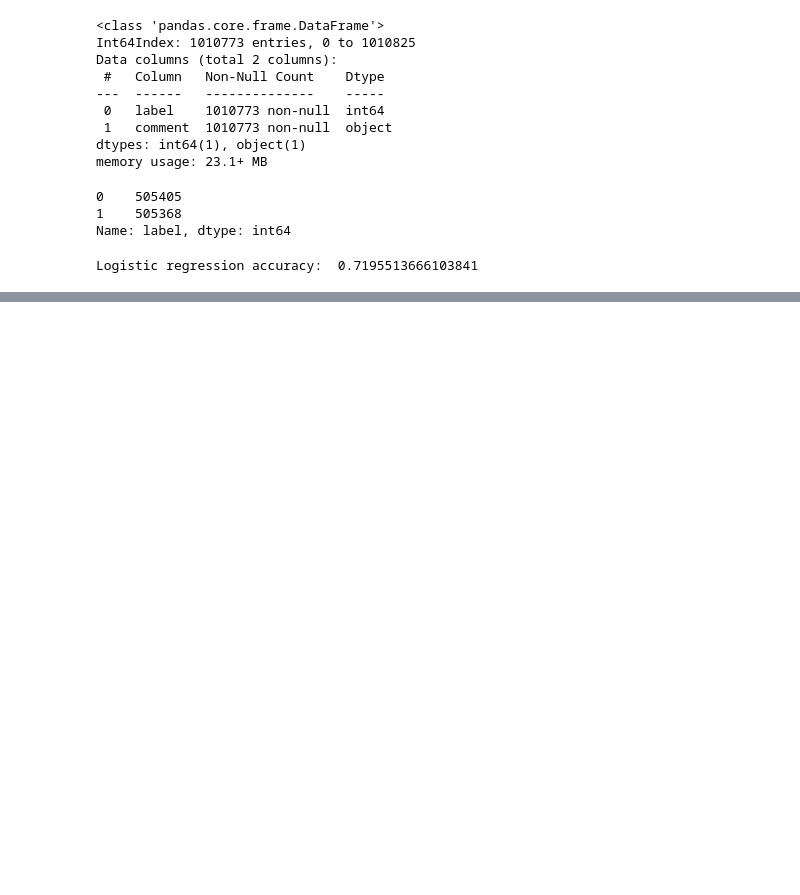
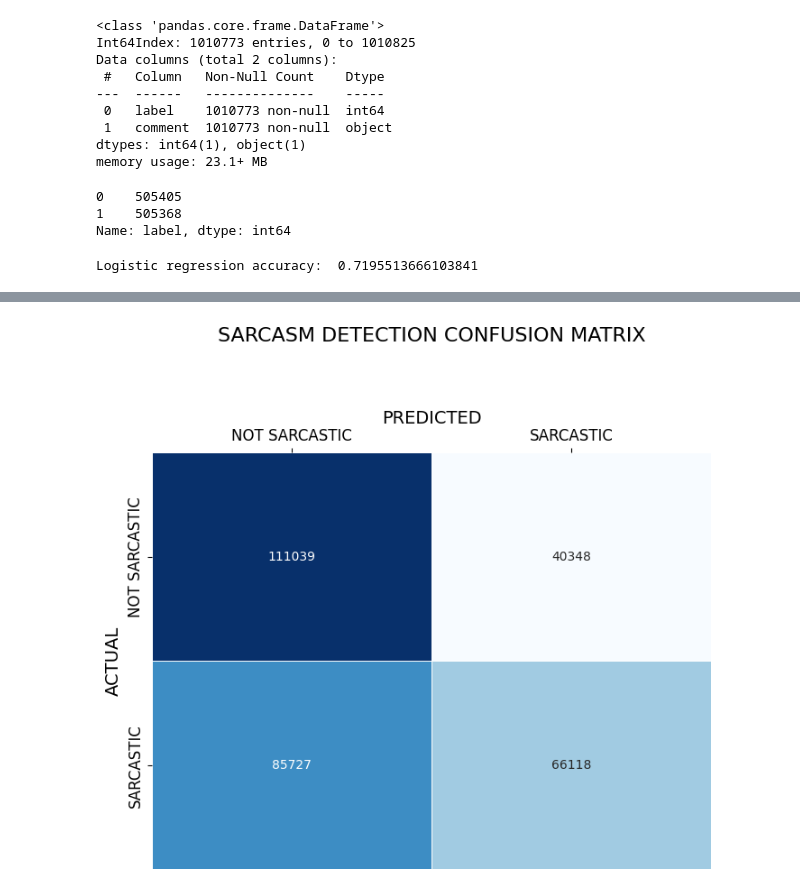
Before and after one commit to faizi-ch/Sarcasm-Detection, a Jupyter notebook: sarcasm_detection.ipynb, the cells around one changed output, grey strips where cells are left out. Saved outputs shown, nothing was run; the diff lists cells and outputs as text; code cells hidden in the pictures; blank space fills up the shorter version.

```diff
--- a/sarcasm_detection.ipynb
+++ b/sarcasm_detection.ipynb
@@ -201,7 +201,7 @@ def load_glove_embeddings(file):
     return embeddings
 
 # function that returns the mean of the word embeddings for a sentence
-def glove_mean(sentence, embeddings, dim=50):
+def glove_mean(sentence, embeddings, dim=100):
     words = sentence.split()
     vectors = np.zeros((len(words), dim))
     for i, word in enumerate(words):
@@ -217,7 +217,7 @@ def glove_mean(sentence, embeddings, dim=50):
 
 
 # load the GloVe embeddings
-glove_file = "glove.6B.50d.txt"
+glove_file = "glove.6B.100d.txt"
 glove_embeddings = load_glove_embeddings(glove_file)
 # %%
 # encode the training and test data using GloVe mean-pooling and convert them to PyTorch tensors
@@ -228,17 +228,17 @@ X_test_glove = torch.tensor(
     [glove_mean(sent, glove_embeddings) for sent in x_test], dtype=torch.float32
 )
 
-# convert the labels to PyTorch tensors and map them to numerical values (not sarcasm: 0, sarcasm: 1)
-y_train_tensor = torch.tensor(
-    [1 if label == "sarcasm" else 0 for label in y_train], dtype=torch.long
-)
-y_test_tensor = torch.tensor(
-    [1 if label == "sarcasm" else 0 for label in y_test], dtype=torch.long
-)
+# convert Y_train and Y_test to PyTorch tensors
+Y_train_glove = torch.tensor(y_train.values, dtype=torch.long)
+Y_test_glove = torch.tensor(y_test.values, dtype=torch.long)
+
+# convert the labels to PyTorch tensors
+y_train_tensor = torch.tensor(y_train.values, dtype=torch.long)
+y_test_tensor = torch.tensor(y_test.values, dtype=torch.long)
 # %%
 # the MLP model with one hidden layer of size 50, batch normalization, and ReLU activation
 class MLP(nn.Module):
-    def __init__(self, input_size=50, hidden_size=50, output_size=2):
+    def __init__(self, input_size=100, hidden_size=100, output_size=2):
         super(MLP, self).__init__()
         self.fc1 = nn.Linear(input_size, hidden_size)
         self.bn1 = nn.BatchNorm1d(hidden_size)
@@ -299,0 +315,14 @@ Multilayer perceptron accuracy: 0.9296545219501899
+# %%
+# plot Confusion Matrix
+cm = pd.DataFrame(confusion_matrix(y_test_tensor, pred_labels_mlp), index=['NOT SARCASTIC','SARCASTIC'], columns=['NOT SARCASTIC', 'SARCASTIC'])
+
+fig = plt.figure(figsize=(8,6))
+ax = sns.heatmap(cm, annot=True, cbar=False, cmap='Blues', linewidths=0.5,fmt='.0f')
+ax.set_title('SARCASM DETECTION CONFUSION MATRIX', fontsize=16,y=1.25)
+ax.set_ylabel('ACTUAL', fontsize=14)
+ax.set_xlabel('PREDICTED', fontsize=14)
+ax.xaxis.set_ticks_position('top')
+ax.xaxis.set_label_position('top')
+ax.tick_params(labelsize=12)
+# %% [output]
+[figure, added]
```
Also changed, not shown: parts of 4 cells of this notebook.
